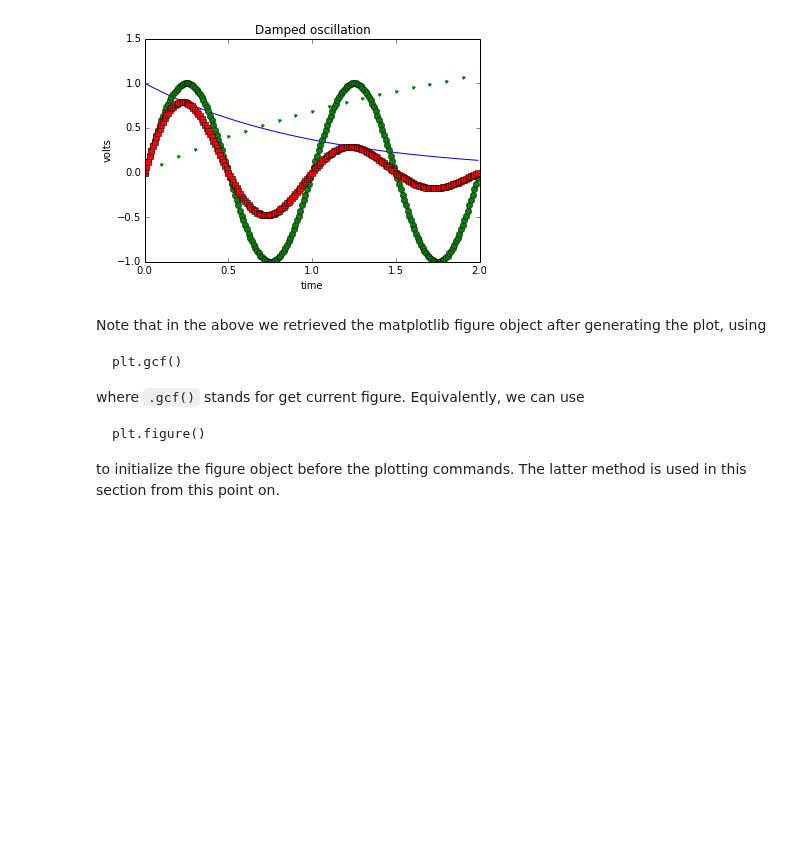
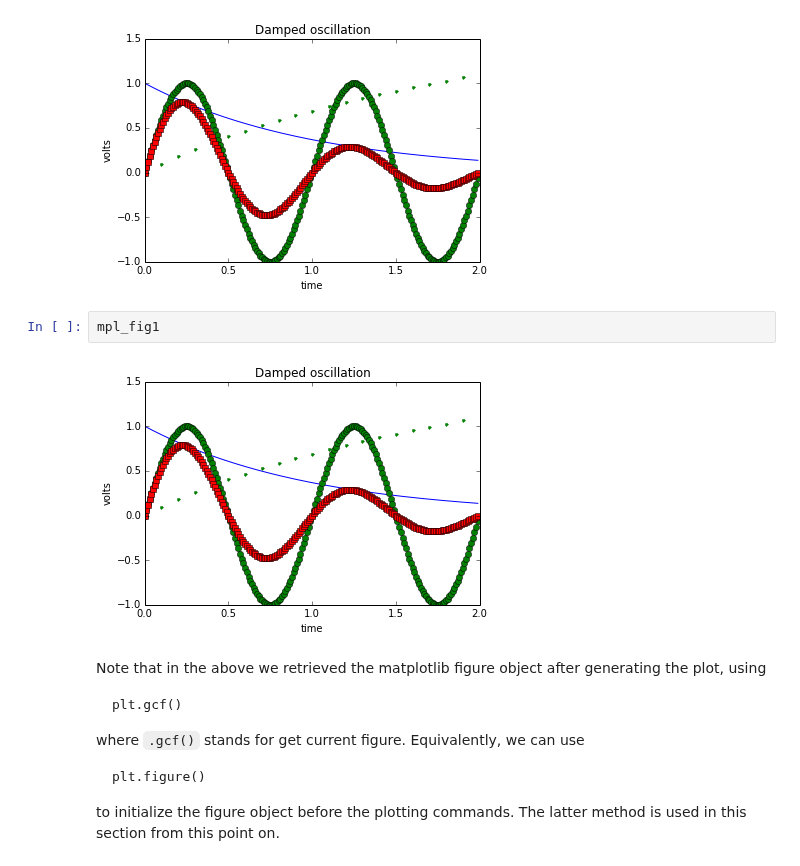
Before and after one commit to plotly/python-user-guide, a Jupyter notebook: s6_matplotlylib/s6_matplotlylib.ipynb, the cells around one changed output. Cells and saved outputs as stored; diff of their text form; blank space fills up the shorter version.

```diff
--- a/s6_matplotlylib/s6_matplotlylib.ipynb
+++ b/s6_matplotlylib/s6_matplotlylib.ipynb
@@ -114,6 +114,10 @@ plot_mpl_fig()
 mpl_fig1 = plt.gcf()
 # %% [output]
 [figure]
+# %%
+mpl_fig1
+# %% [output]
+[figure, added]
 # %% [markdown]
 Note that in the above we retrieved the matplotlib figure object after generating the plot, using
 
```
Also changed, not shown: parts of 6 cells of this notebook.
